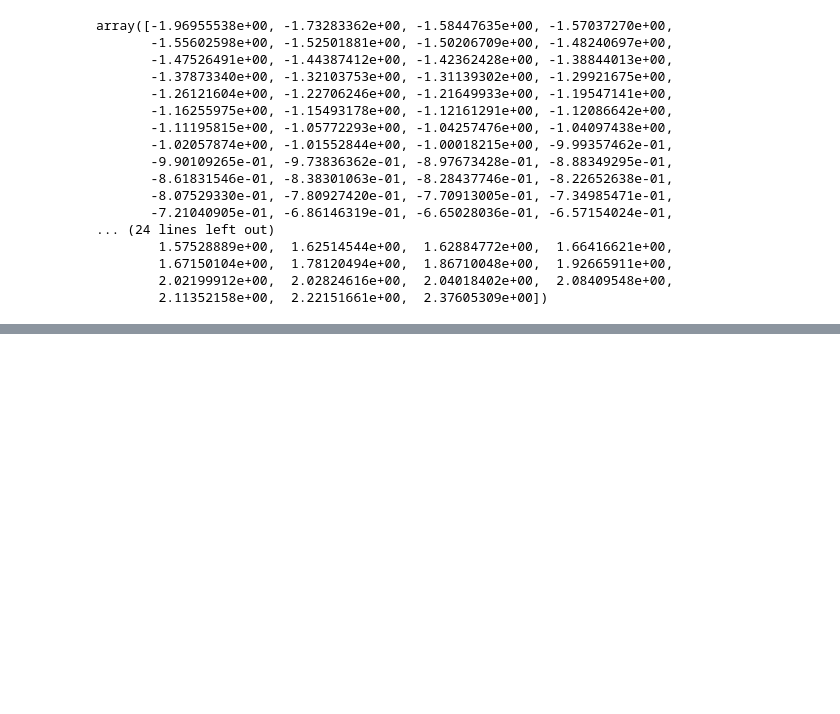
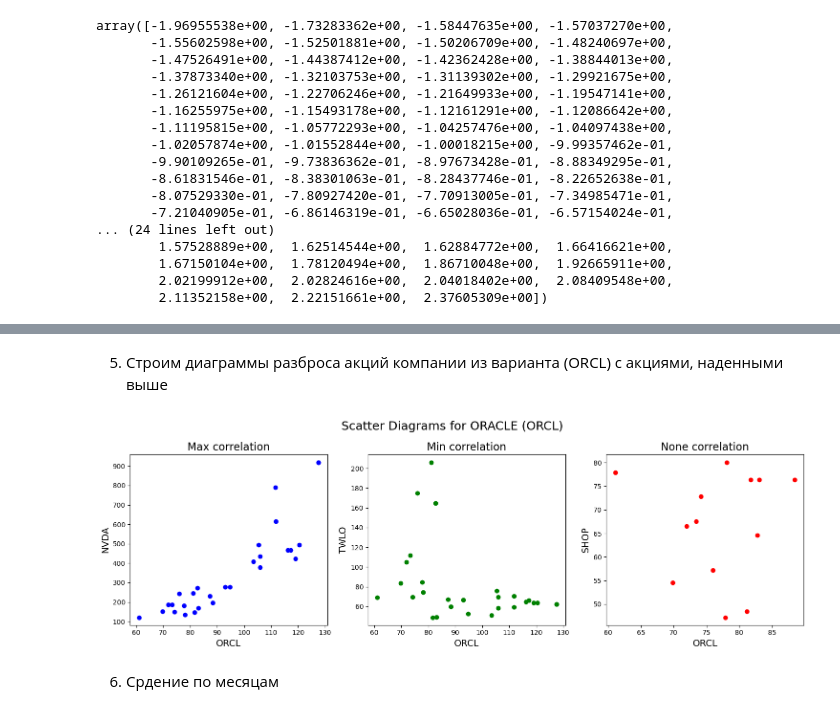
Before and after one commit to The-Humble-Guy/mlassignments, a Jupyter notebook: notebooks/A1_IU21_Kutsenko_1_1_3.ipynb, the cells around one changed output, grey strips where cells are left out. Cells and saved outputs as stored; diff of their text form; code cells hidden in the pictures; blank space fills up the shorter version.

```diff
--- a/notebooks/A1_IU21_Kutsenko_1_1_3.ipynb
+++ b/notebooks/A1_IU21_Kutsenko_1_1_3.ipynb
@@ -772,0 +931,32 @@ array([-1.96955538e+00, -1.73283362e+00, -1.58447635e+00, -1.57037270e+00,
+# %% [markdown]
+5. Строим диаграммы разброса акций компании из варианта (ORCL) с акциями, наденными выше
+# %%
+# Рисуем диаграммы разброса
+
+keys = ['max','min', 'none']
+x = [stock_dataset[COMPANY] for _ in range(len(keys))]
+y = [stock_dataset[orcl_corr[j]] for j in keys]
+plot_settings = [
+    {"color": "blue", "marker": "o", "title": "Max correlation"},
+    {"color": "green", "marker": "o", "title": "Min correlation"},
+    {"color": "red", "marker": "o", "title": "None correlation"}
+]
+
+fig, axes = plt.subplots(nrows=1, ncols=3, figsize=(15,5))
+
+for i, ax in enumerate(axes):
+    ax.scatter(x[i], y[i],
+              color=plot_settings[i]['color'],
+              marker=plot_settings[i]['marker'])
+
+    ax.set_title(plot_settings[i]['title'], fontsize=16)
+    ax.set_xlabel(COMPANY, fontsize=14)
+    ax.set_ylabel(orcl_corr[keys[i]], fontsize=14)
+
+plt.suptitle('Scatter Diagrams for ORACLE (ORCL)', fontsize=18)
+plt.tight_layout()
+plt.show()
+# %% [output]
+[figure, added]
+# %% [markdown]
+6. Срдение по месяцам
```
Also changed, not shown: parts of 17 cells of this notebook.
